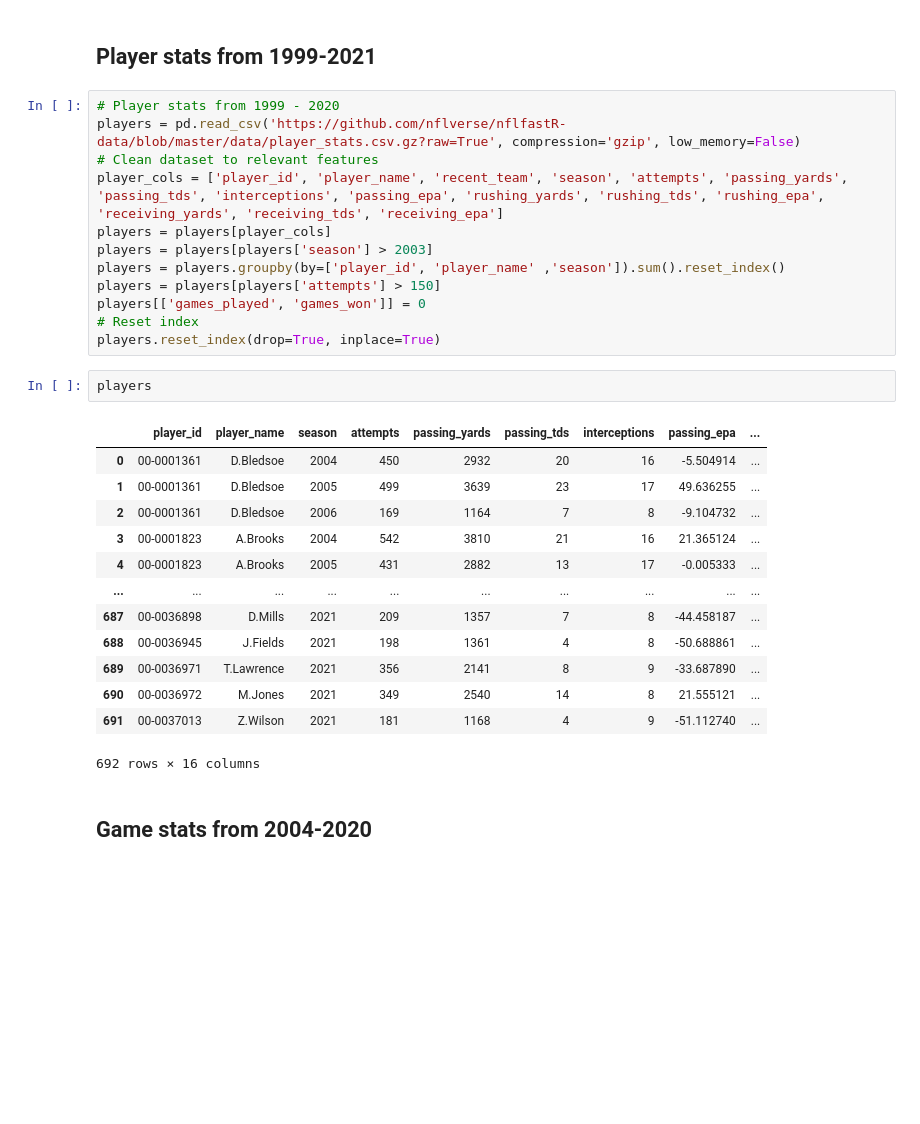
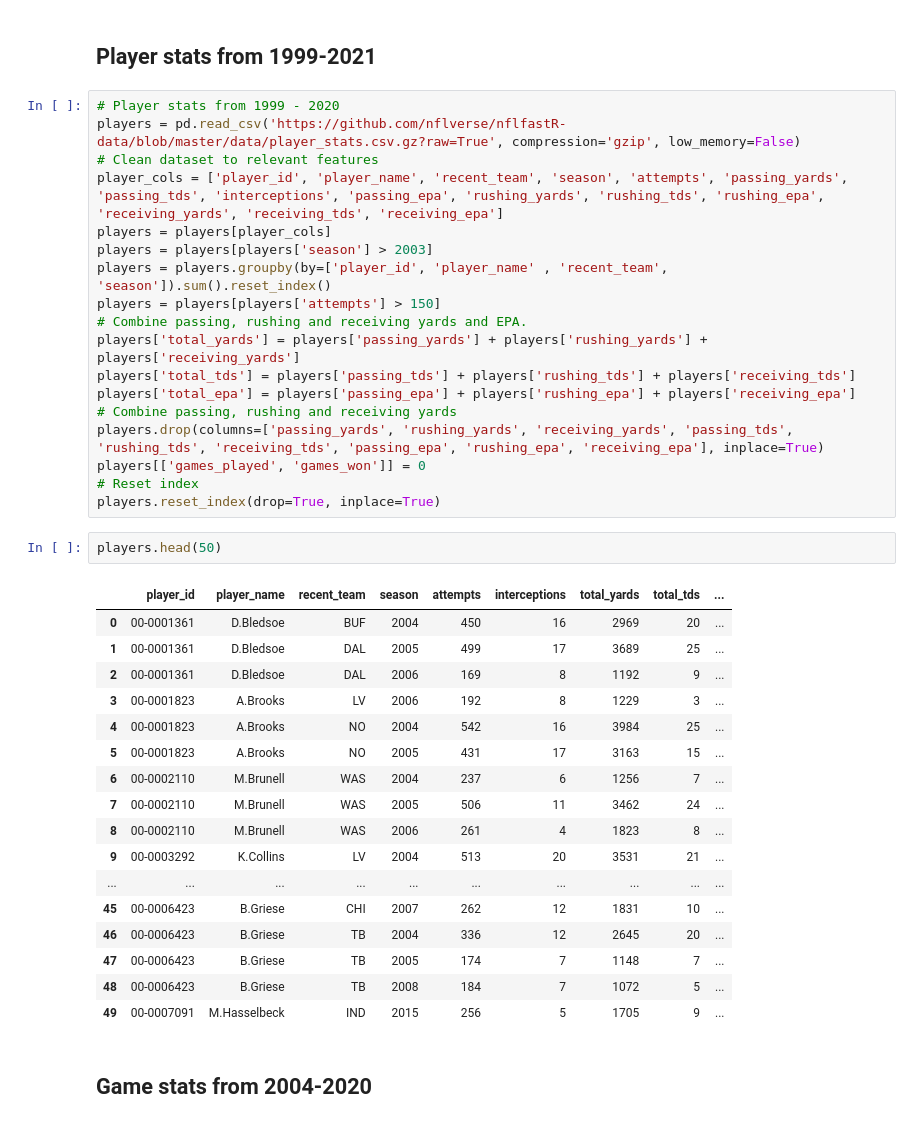
Before and after one commit to brandonxlaw/NFL-MVP-Predictor, a Jupyter notebook: main.ipynb, the cells around one changed output. Saved outputs shown, nothing was run; the diff lists cells and outputs as text; blank space fills up the shorter version.

```diff
--- a/main.ipynb
+++ b/main.ipynb
@@ -17,26 +17,36 @@ players = pd.read_csv('https://github.com/nflverse/nflfastR-data/blob/master/dat
 player_cols = ['player_id', 'player_name', 'recent_team', 'season', 'attempts', 'passing_yards', 'passing_tds', 'interceptions', 'passing_epa', 'rushing_yards', 'rushing_tds', 'rushing_epa', 'receiving_yards', 'receiving_tds', 'receiving_epa']
 players = players[player_cols]
 players = players[players['season'] > 2003]
-players = players.groupby(by=['player_id', 'player_name' ,'season']).sum().reset_index()
+players = players.groupby(by=['player_id', 'player_name' , 'recent_team', 'season']).sum().reset_index()
 players = players[players['attempts'] > 150]
+# Combine passing, rushing and receiving yards and EPA.
+players['total_yards'] = players['passing_yards'] + players['rushing_yards'] + players['receiving_yards']
+players['total_tds'] = players['passing_tds'] + players['rushing_tds'] + players['receiving_tds']
+players['total_epa'] = players['passing_epa'] + players['rushing_epa'] + players['receiving_epa']
+# Combine passing, rushing and receiving yards
+players.drop(columns=['passing_yards', 'rushing_yards', 'receiving_yards', 'passing_tds', 'rushing_tds', 'receiving_tds', 'passing_epa', 'rushing_epa', 'receiving_epa'], inplace=True)
 players[['games_played', 'games_won']] = 0
 # Reset index
 players.reset_index(drop=True, inplace=True)
 # %%
-players
+players.head(50)
 # %% [output]
-|  | player_id | player_name | season | attempts | passing_yards | passing_tds | interceptions | passing_epa | ... |
-| 0 | 00-0001361 | D.Bledsoe | 2004 | 450 | 2932 | 20 | 16 | -5.504914 | ... |
-| 1 | 00-0001361 | D.Bledsoe | 2005 | 499 | 3639 | 23 | 17 | 49.636255 | ... |
-| 2 | 00-0001361 | D.Bledsoe | 2006 | 169 | 1164 | 7 | 8 | -9.104732 | ... |
-| 3 | 00-0001823 | A.Brooks | 2004 | 542 | 3810 | 21 | 16 | 21.365124 | ... |
-| 4 | 00-0001823 | A.Brooks | 2005 | 431 | 2882 | 13 | 17 | -0.005333 | ... |
+|  | player_id | player_name | recent_team | season | attempts | interceptions | total_yards | total_tds | ... |
+| 0 | 00-0001361 | D.Bledsoe | BUF | 2004 | 450 | 16 | 2969 | 20 | ... |
+| 1 | 00-0001361 | D.Bledsoe | DAL | 2005 | 499 | 17 | 3689 | 25 | ... |
+| 2 | 00-0001361 | D.Bledsoe | DAL | 2006 | 169 | 8 | 1192 | 9 | ... |
+| 3 | 00-0001823 | A.Brooks | LV | 2006 | 192 | 8 | 1229 | 3 | ... |
+| 4 | 00-0001823 | A.Brooks | NO | 2004 | 542 | 16 | 3984 | 25 | ... |
+| 5 | 00-0001823 | A.Brooks | NO | 2005 | 431 | 17 | 3163 | 15 | ... |
+| 6 | 00-0002110 | M.Brunell | WAS | 2004 | 237 | 6 | 1256 | 7 | ... |
+| 7 | 00-0002110 | M.Brunell | WAS | 2005 | 506 | 11 | 3462 | 24 | ... |
+| 8 | 00-0002110 | M.Brunell | WAS | 2006 | 261 | 4 | 1823 | 8 | ... |
+| 9 | 00-0003292 | K.Collins | LV | 2004 | 513 | 20 | 3531 | 21 | ... |
 | ... | ... | ... | ... | ... | ... | ... | ... | ... | ... |
-| 687 | 00-0036898 | D.Mills | 2021 | 209 | 1357 | 7 | 8 | -44.458187 | ... |
-| 688 | 00-0036945 | J.Fields | 2021 | 198 | 1361 | 4 | 8 | -50.688861 | ... |
-| 689 | 00-0036971 | T.Lawrence | 2021 | 356 | 2141 | 8 | 9 | -33.687890 | ... |
-| 690 | 00-0036972 | M.Jones | 2021 | 349 | 2540 | 14 | 8 | 21.555121 | ... |
-| 691 | 00-0037013 | Z.Wilson | 2021 | 181 | 1168 | 4 | 9 | -51.112740 | ... |
+| 45 | 00-0006423 | B.Griese | CHI | 2007 | 262 | 12 | 1831 | 10 | ... |
+| 46 | 00-0006423 | B.Griese | TB | 2004 | 336 | 12 | 2645 | 20 | ... |
+| 47 | 00-0006423 | B.Griese | TB | 2005 | 174 | 7 | 1148 | 7 | ... |
+| 48 | 00-0006423 | B.Griese | TB | 2008 | 184 | 7 | 1072 | 5 | ... |
+| 49 | 00-0007091 | M.Hasselbeck | IND | 2015 | 256 | 5 | 1705 | 9 | ... |
-692 rows × 16 columns
 # %% [markdown]
 ## Game stats from 2004-2020
```
Also changed, not shown: parts of 9 cells of this notebook, 1 other file.
